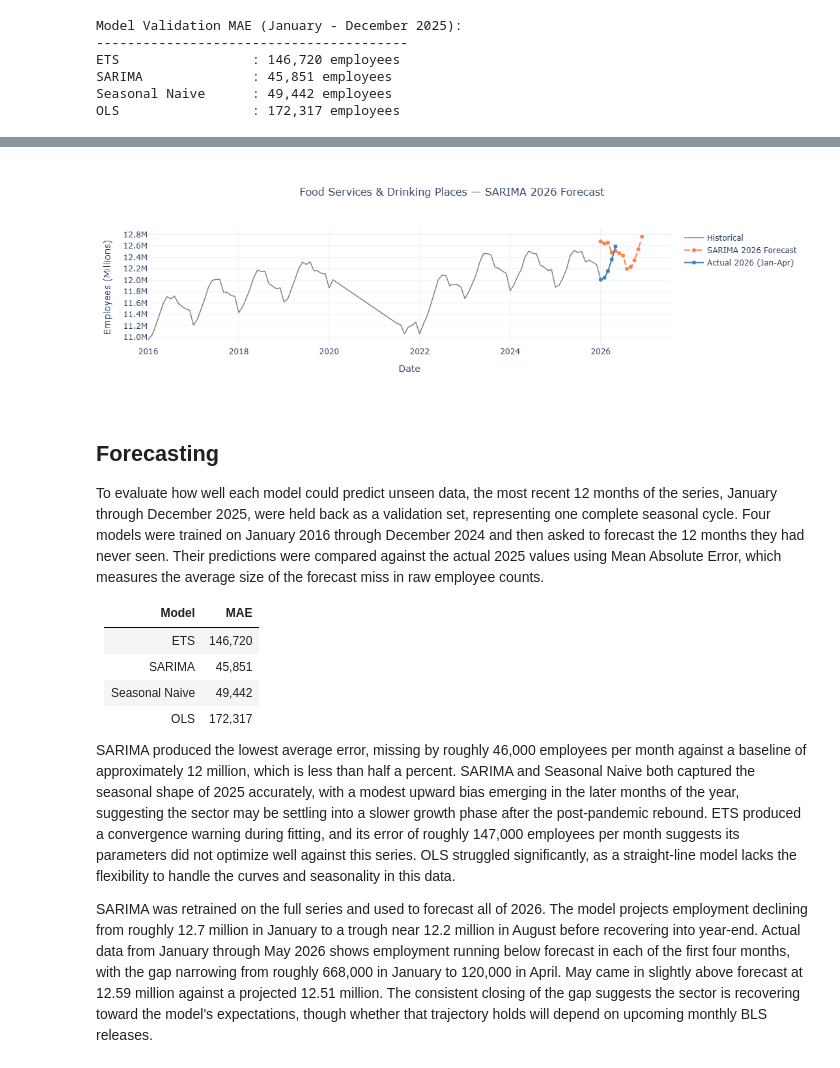
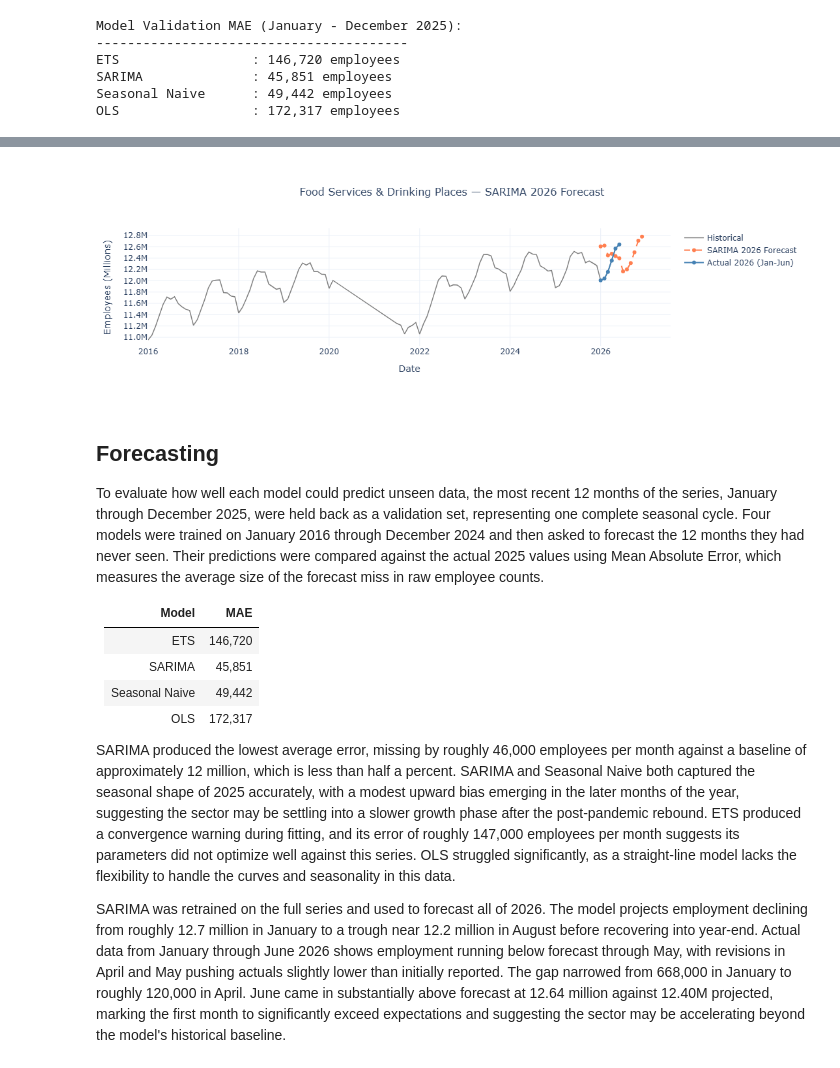
Before and after one commit to Jason-Staats/up-or-on-the-rocks, a Jupyter notebook: up_or_rocks.ipynb, the cells around one changed output, grey strips where cells are left out. Saved outputs shown, nothing was run; the diff lists cells and outputs as text; code cells hidden in the pictures.

```diff
--- a/up_or_rocks.ipynb
+++ b/up_or_rocks.ipynb
@@ -617,44 +619,40 @@ fig.add_trace(go.Scatter(
     line=dict(color='coral', width=2, dash='dash'),
     marker=dict(size=6),
     hovertemplate='%{x|%b %Y}: %{customdata}<extra></extra>',
     customdata=[f'{v/1_000_000:.2f}M' for v in sarima_2026.values]
 ))
 
-# Actual Jan-Apr 2026 for immediate validation
+# Actual Jan-Jun 2026 for immediate validation
 actual_2026 = df_interp[df_interp.index >= '2026-01-01']['employed']
 fig.add_trace(go.Scatter(
     x=actual_2026.index, y=actual_2026.values,
-    mode='lines+markers', name='Actual 2026 (Jan-Apr)',
+    mode='lines+markers', name='Actual 2026 (Jan-Jun)',
     line=dict(color='steelblue', width=2),
     marker=dict(size=6),
     hovertemplate='%{x|%b %Y}: %{customdata}<extra></extra>',
     customdata=[f'{v/1_000_000:.2f}M' for v in actual_2026.values]
 ))
 
 fig.update_layout(
     title=dict(text='Food Services & Drinking Places — SARIMA 2026 Forecast',
                x=0.5, font=dict(size=16)),
     xaxis_title='Date',
     yaxis_title='Employees (Millions)',
     yaxis=dict(
         tickvals=list(range(11_000_000, 13_500_000, 200_000)),
         ticktext=[f'{v/1_000_000:.1f}M' for v in range(11_000_000, 13_500_000, 200_000)]
     ),
     template='plotly_white',
     hovermode='x unified'
 )
 
 fig.show()
 # %% [output]
-[figure, old version]
+[figure, new version]
 # %% [markdown]
 ## Forecasting
 
-To evaluate how well each model could predict unseen data, the most recent 12 months of the series, January through December 2025, were held back as a validation set, representing one complete seasonal cycle. Four models were
-trained on January 2016 through December 2024 and then asked to forecast the 12 months
-they had never seen. Their predictions were compared against the actual 2025 values using
-Mean Absolute Error, which measures the average size of the forecast miss in raw employee
-counts.
+To evaluate how well each model could predict unseen data, the most recent 12 months of the series, January through December 2025, were held back as a validation set, representing one complete seasonal cycle. Four models were trained on January 2016 through December 2024 and then asked to forecast the 12 months they had never seen. Their predictions were compared against the actual 2025 values using Mean Absolute Error, which measures the average size of the forecast miss in raw employee counts.
 
 | Model | MAE |
 |---|---|
@@ -665,4 +663,4 @@ counts.
 
 SARIMA produced the lowest average error, missing by roughly 46,000 employees per month against a baseline of approximately 12 million, which is less than half a percent. SARIMA and Seasonal Naive both captured the seasonal shape of 2025 accurately, with a modest upward bias emerging in the later months of the year, suggesting the sector may be settling into a slower growth phase after the post-pandemic rebound. ETS produced a convergence warning during fitting, and its error of roughly 147,000 employees per month suggests its parameters did not optimize well against this series. OLS struggled significantly, as a straight-line model lacks the flexibility to handle the curves and seasonality in this data.
 
-SARIMA was retrained on the full series and used to forecast all of 2026. The model projects employment declining from roughly 12.7 million in January to a trough near 12.2 million in August before recovering into year-end. Actual data from January through May 2026 shows employment running below forecast in each of the first four months, with the gap narrowing from roughly 668,000 in January to 120,000 in April. May came in slightly above forecast at 12.59 million against a projected 12.51 million. The consistent closing of the gap suggests the sector is recovering toward the model's expectations, though whether that trajectory holds will depend on upcoming monthly BLS releases.
+SARIMA was retrained on the full series and used to forecast all of 2026. The model projects employment declining from roughly 12.7 million in January to a trough near 12.2 million in August before recovering into year-end. Actual data from January through June 2026 shows employment running below forecast through May, with revisions in April and May pushing actuals slightly lower than initially reported. The gap narrowed from 668,000 in January to roughly 120,000 in April. June came in substantially above forecast at 12.64 million against 12.40M projected, marking the first month to significantly exceed expectations and suggesting the sector may be accelerating beyond the model's historical baseline.
```
Also changed, not shown: parts of 6 cells of this notebook, 7 other files.
